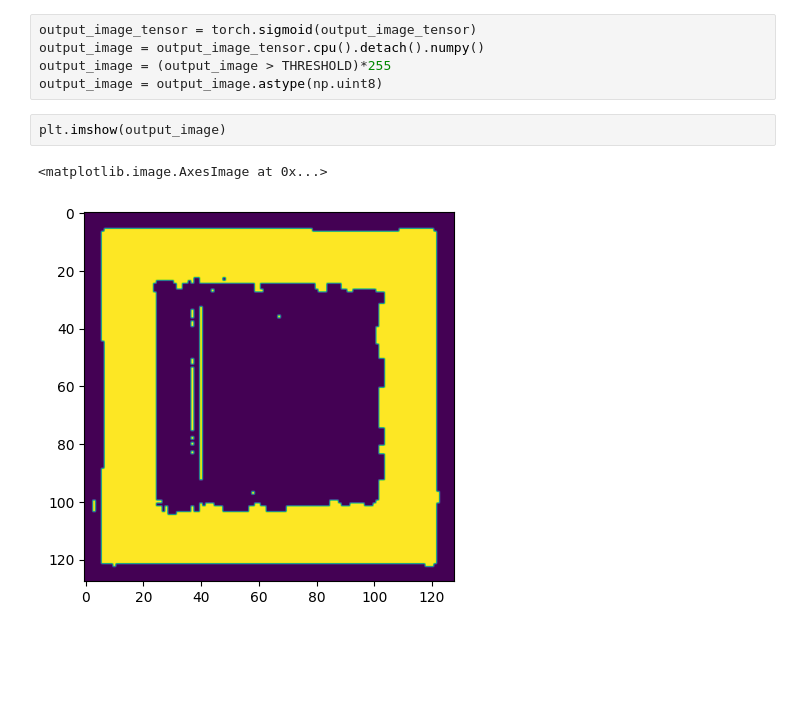
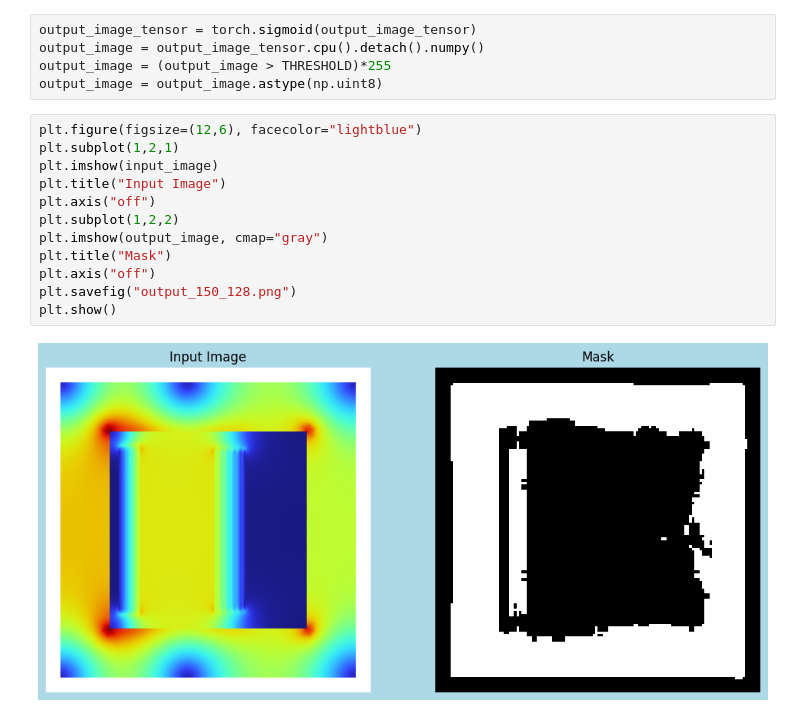
Before and after one commit to Ward-GT/MachineLearning, a Jupyter notebook: MachineLearningModels/binarysegmentation/BS_plot.ipynb, the cells around one changed output. Drawn from its saved outputs; the diff is of its cells as text; blank space fills up the shorter version.

```diff
--- a/MachineLearningModels/binarysegmentation/BS_plot.ipynb
+++ b/MachineLearningModels/binarysegmentation/BS_plot.ipynb
@@ -54,7 +54,16 @@ output_image = output_image_tensor.cpu().detach().numpy()
 output_image = (output_image > THRESHOLD)*255
 output_image = output_image.astype(np.uint8)
 # %%
-plt.imshow(output_image)
+plt.figure(figsize=(12,6), facecolor="lightblue")
+plt.subplot(1,2,1)
+plt.imshow(input_image)
+plt.title("Input Image")
+plt.axis("off")
+plt.subplot(1,2,2)
+plt.imshow(output_image, cmap="gray")
+plt.title("Mask")
+plt.axis("off")
+plt.savefig("output_150_128.png")
+plt.show()
 # %% [output]
-<matplotlib.image.AxesImage at 0x...>
-[figure, old version]
+[figure, new version]
```
Also changed, not shown: parts of 1 cell of this notebook.
